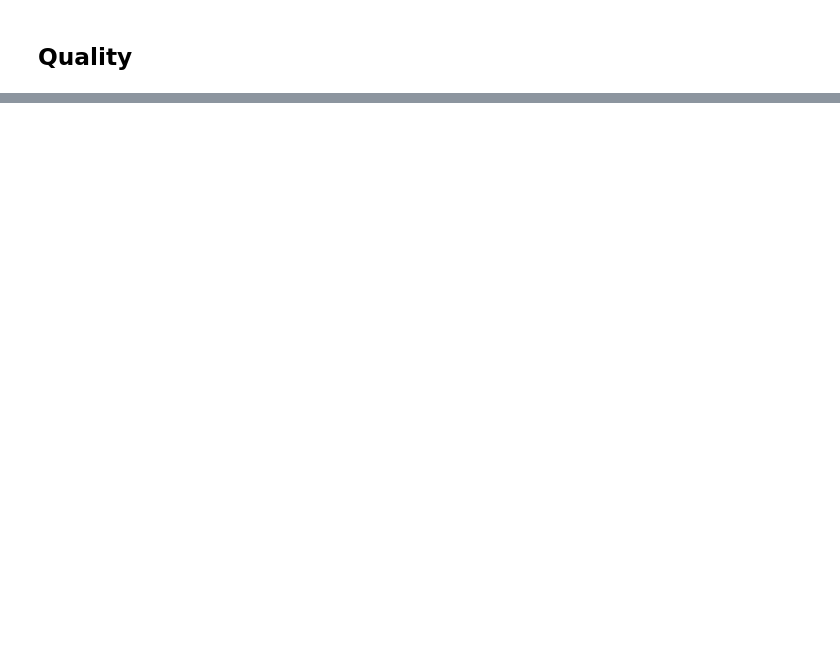
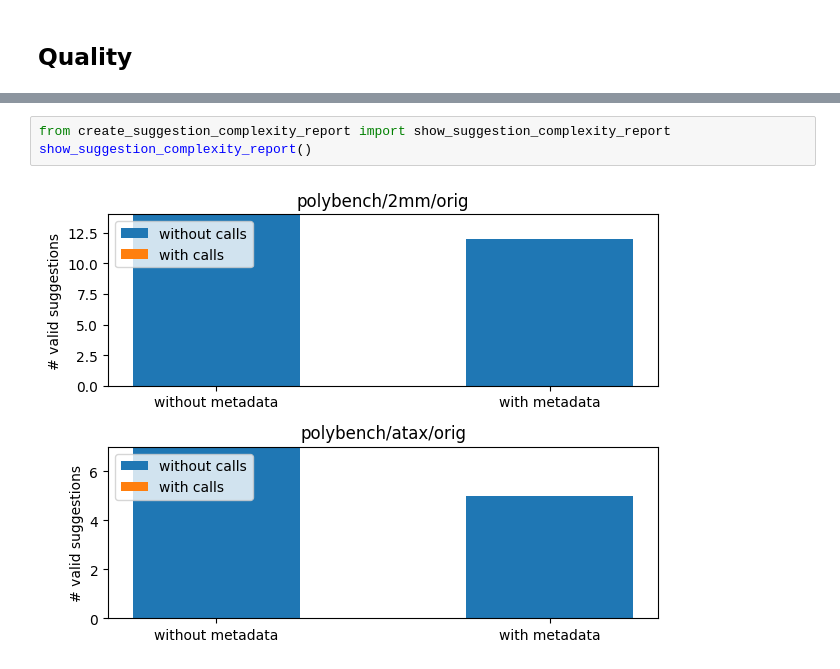
Before and after one commit to lukasrothenberger/measurement_harness, a Jupyter notebook: evaluation/dashboard.ipynb, the cells around one changed output, grey strips where cells are left out. Drawn from its saved outputs; the diff is of its cells as text; blank space fills up the shorter version.

```diff
--- a/evaluation/dashboard.ipynb
+++ b/evaluation/dashboard.ipynb
@@ -35,0 +63,5 @@ collect_so_data()
+# %%
+from create_suggestion_complexity_report import show_suggestion_complexity_report
+show_suggestion_complexity_report()
+# %% [output]
+[figure, added]
```
Also changed, not shown: parts of 12 cells of this notebook, 7 other files.
